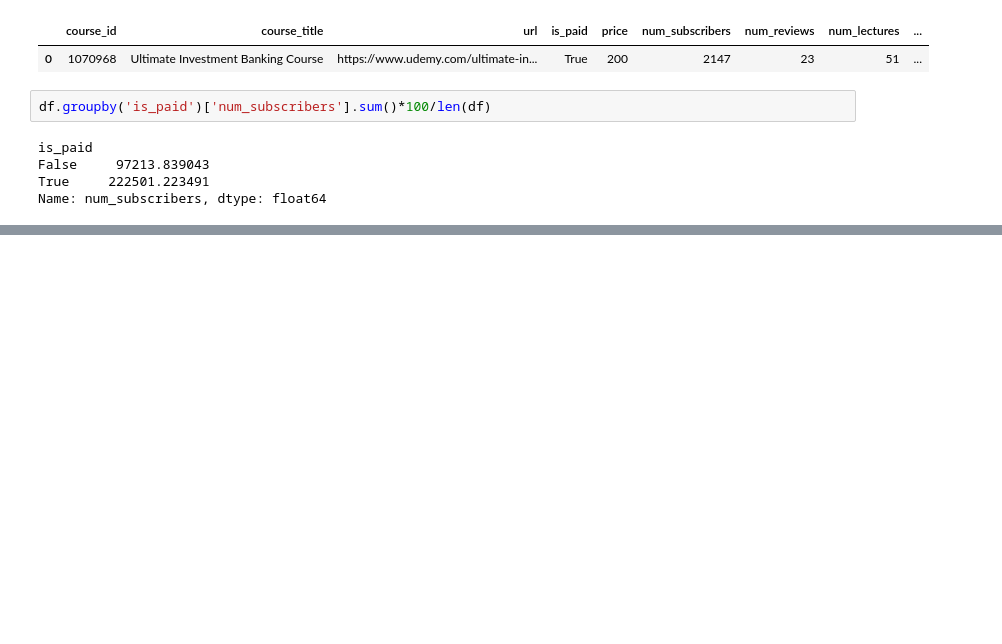
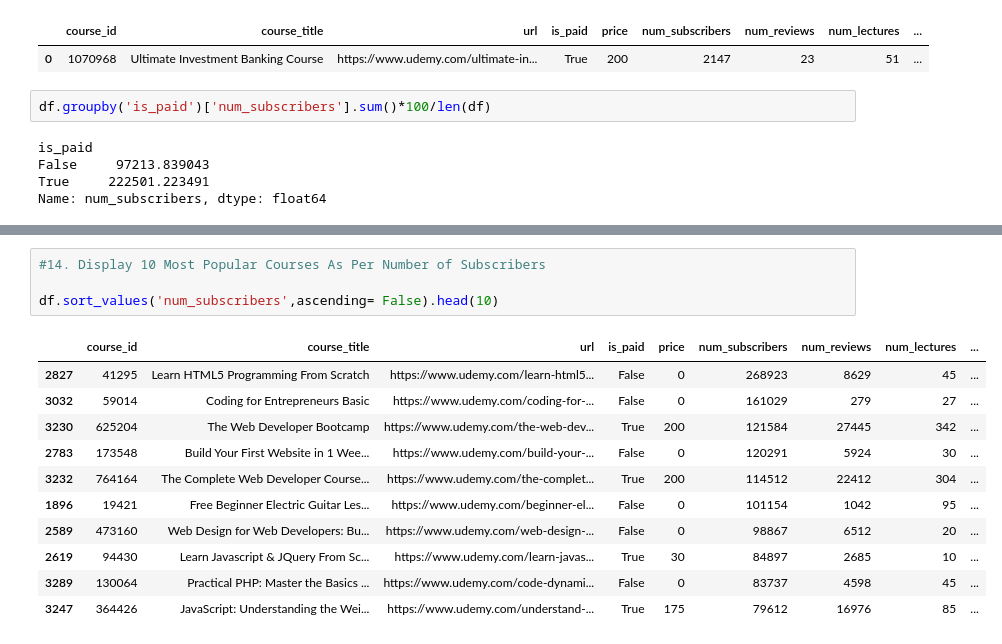
Before and after one commit to ronit2802/Pandas, a Jupyter notebook: Pandas_Projects/06_Udemy_dataset.ipynb, the cells around one changed output, grey strips where cells are left out. Cells and saved outputs as stored; diff of their text form; blank space fills up the shorter version.

```diff
--- a/Pandas_Projects/06_Udemy_dataset.ipynb
+++ b/Pandas_Projects/06_Udemy_dataset.ipynb
@@ -191,0 +212,16 @@ Name: num_subscribers, dtype: float64
+# %%
+#14. Display 10 Most Popular Courses As Per Number of Subscribers
+
+df.sort_values('num_subscribers',ascending= False).head(10)
+# %% [output]
+|  | course_id | course_title | url | is_paid | price | num_subscribers | num_reviews | num_lectures | ... |
+| 2827 | 41295 | Learn HTML5 Programming From Scratch | https://www.udemy.com/learn-html5... | False | 0 | 268923 | 8629 | 45 | ... |
+| 3032 | 59014 | Coding for Entrepreneurs Basic | https://www.udemy.com/coding-for-... | False | 0 | 161029 | 279 | 27 | ... |
+| 3230 | 625204 | The Web Developer Bootcamp | https://www.udemy.com/the-web-dev... | True | 200 | 121584 | 27445 | 342 | ... |
+| 2783 | 173548 | Build Your First Website in 1 Wee... | https://www.udemy.com/build-your-... | False | 0 | 120291 | 5924 | 30 | ... |
+| 3232 | 764164 | The Complete Web Developer Course... | https://www.udemy.com/the-complet... | True | 200 | 114512 | 22412 | 304 | ... |
+| 1896 | 19421 | Free Beginner Electric Guitar Les... | https://www.udemy.com/beginner-el... | False | 0 | 101154 | 1042 | 95 | ... |
+| 2589 | 473160 | Web Design for Web Developers: Bu... | https://www.udemy.com/web-design-... | False | 0 | 98867 | 6512 | 20 | ... |
+| 2619 | 94430 | Learn Javascript & JQuery From Sc... | https://www.udemy.com/learn-javas... | True | 30 | 84897 | 2685 | 10 | ... |
+| 3289 | 130064 | Practical PHP: Master the Basics ... | https://www.udemy.com/code-dynami... | False | 0 | 83737 | 4598 | 45 | ... |
+| 3247 | 364426 | JavaScript: Understanding the Wei... | https://www.udemy.com/understand-... | True | 175 | 79612 | 16976 | 85 | ... |
```
Also changed, not shown: parts of 11 cells of this notebook.
